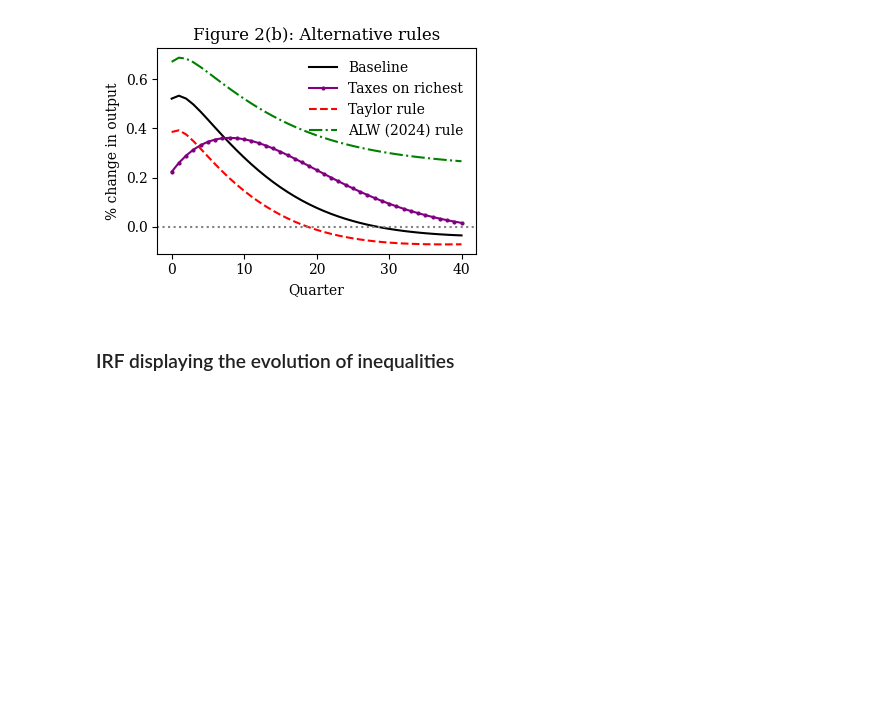
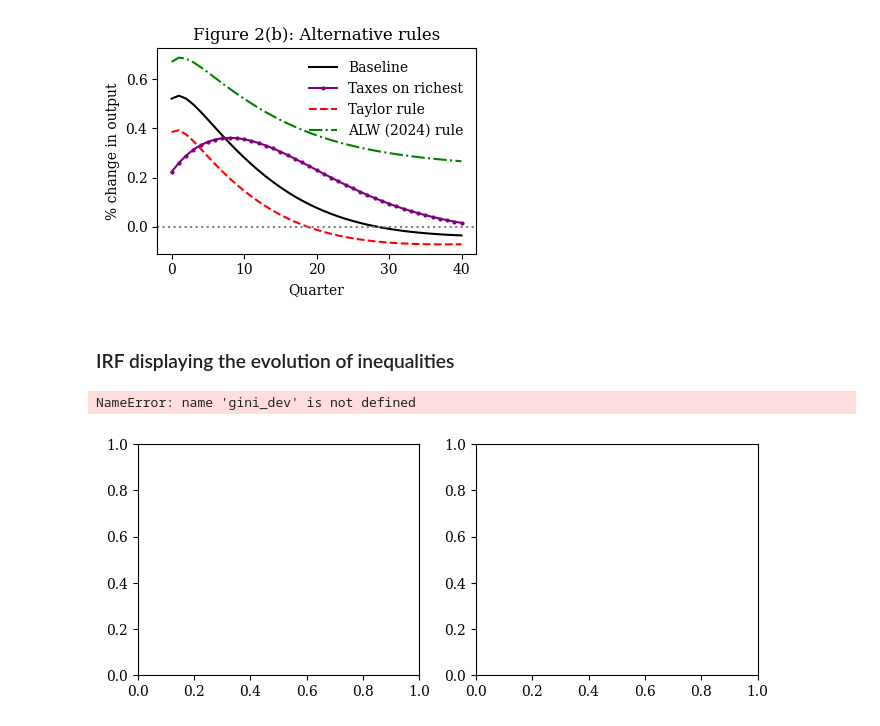
Before and after one commit to jemappelleyesmine/Aucler_Rognlie_Straub_2025_Hank_Replication, a Jupyter notebook: our_code/replicate_fig2_and_inequality.ipynb, the cells around one changed output. Drawn from its saved outputs; the diff is of its cells as text; code cells hidden in the pictures; blank space fills up the shorter version.

```diff
--- a/our_code/replicate_fig2_and_inequality.ipynb
+++ b/our_code/replicate_fig2_and_inequality.ipynb
@@ -1190,3 +1190,30 @@ Saved: figure2b_deficit_alternative_rules.pdf
 [figure]
 # %% [markdown]
 ### IRF displaying the evolution of inequalities
+# %%
+fig, (ax1, ax2) = plt.subplots(1, 2, figsize=(8, 3))
+
+# Gini coefficient evolution
+ax1.plot(gini_dev, color='black', linewidth=1.5)
+ax1.axhline(y=0, linestyle='dotted', color='gray')
+ax1.set_xlabel('Quarter')
+ax1.set_ylabel('Percentage point change')
+ax1.set_title('Gini Coefficient')
+ax1.grid(True, alpha=0.3)
+
+# Top 10% wealth share evolution
+ax2.plot(top10_dev, color='black', linewidth=1.5)
+ax2.axhline(y=0, linestyle='dotted', color='gray')
+ax2.set_xlabel('Quarter')
+ax2.set_ylabel('Percentage point change')
+ax2.set_title('Top 10% Wealth Share')
+ax2.grid(True, alpha=0.3)
+
+plt.suptitle('Evolution of Wealth Inequality After Deficit-Financed Tax Cut', y=1.02)
+plt.tight_layout()
+plt.savefig('output/inequality_evolution.pdf', bbox_inches='tight')
+print("Saved: inequality_evolution.pdf")
+plt.show()
+# %% [output]
+NameError: name 'gini_dev' is not defined
+[figure, added]
```
Also changed, not shown: 2 other files.
